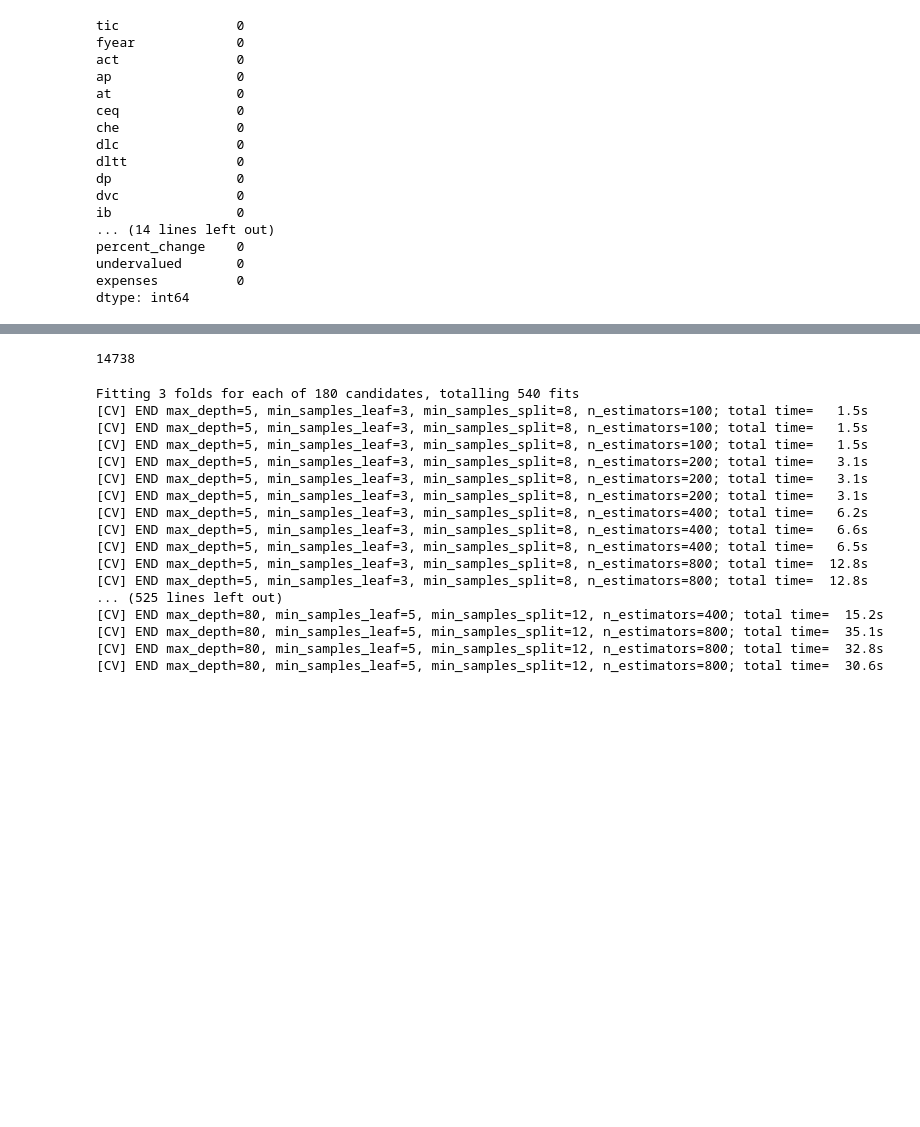
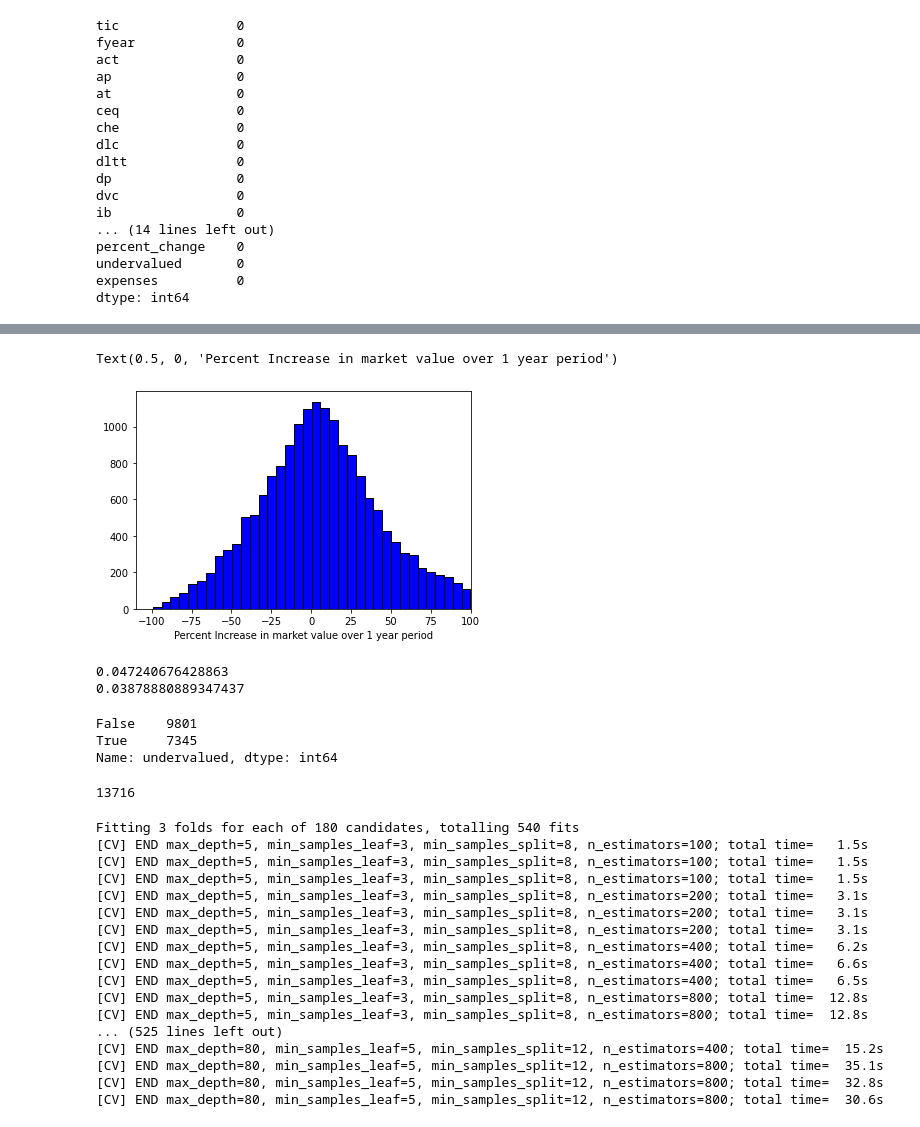
Before and after one commit to yaakoveitan/StonksLLC, a Jupyter notebook: Stonk .ipynb, the cells around one changed output, grey strips where cells are left out. Saved outputs shown, nothing was run; the diff lists cells and outputs as text; code cells hidden in the pictures; blank space fills up the shorter version.

```diff
--- a/Stonk .ipynb
+++ b/Stonk .ipynb
@@ -138,3 +104,36 @@ Name: undervalued, dtype: int64
+# %%
+#remove outliers
+condition1 = df['percent_change'] < 1
+df = df[condition1]
+# %%
+#replot
+binwidth=5
+
+# Set up the plot
+plot = plt.subplot(1, 1, 1 )
+plot.hist(df['percent_change']*100, bins = int(180/binwidth),
+             color = 'blue', edgecolor = 'black')
+
+#Title and labels
+plt.xlim(-110, 100)
+plot.set_xlabel('Percent Increase in market value over 1 year period', size = 10)
+# %% [output]
+Text(0.5, 0, 'Percent Increase in market value over 1 year period')
+[figure, added]
+# %%
+print(df['percent_change'].mean())
+print(df['percent_change'].median())
+# %% [output]
+0.047240676428863
+0.03878880889347437
+# %%
+X = df.drop(columns=['tic', 'fyear', 'future_mkvalt', 'percent_change', 'undervalued'])
+y = df['undervalued']
+y.value_counts()
+# %% [output]
+False    9801
+True     7345
+Name: undervalued, dtype: int64
 # %%
 #X_train, X_test, y_train, y_test = train_test_split(X, y, test_size=0.2, random_state=69)
 
@@ -143,12 +142,12 @@ X_test = X.iloc[:3800]
 y_train = y.iloc[3800:]
 y_test = y.iloc[:3800]
 
-
+X_train, X_test, y_train, y_test = train_test_split(X, y, test_size=0.2, random_state=69)
 
 X_train.head()
 len(X_train)
 # %% [output]
-14738
+13716
 # %%
 scaler = StandardScaler()
 X_train_scaled = scaler.fit_transform(X_train)
```
Also changed, not shown: parts of 13 cells of this notebook.
